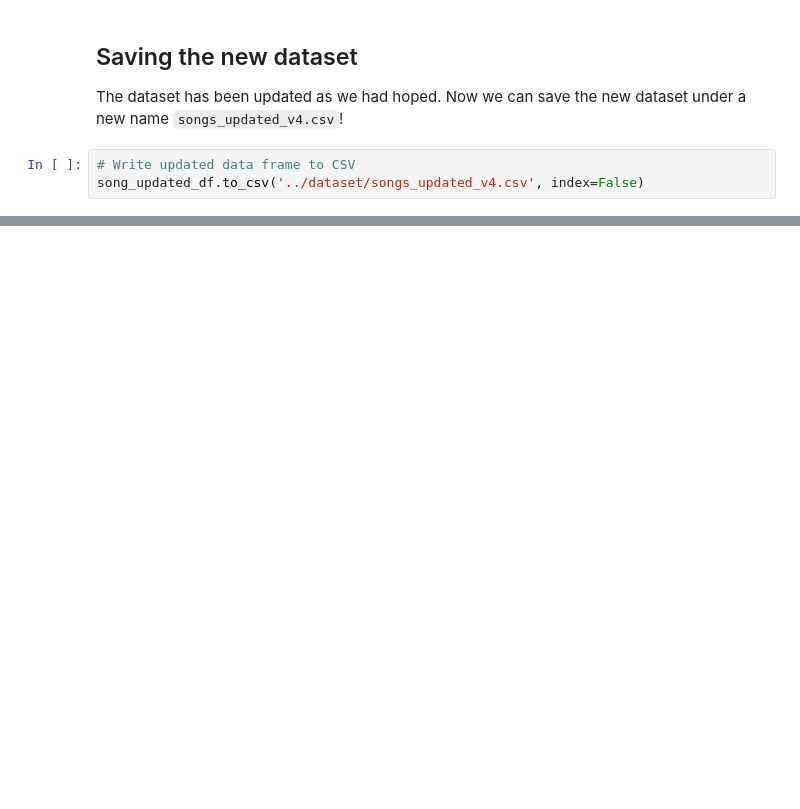
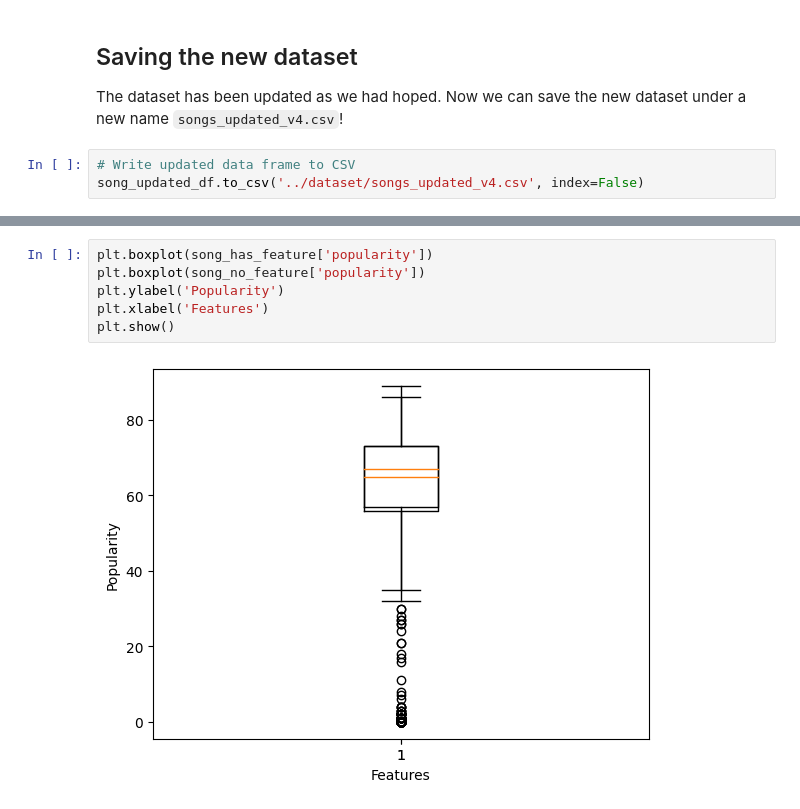
Before and after one commit to patelr3/spotify-top-hits, a Jupyter notebook: data_cleaning/data_cleaning.ipynb, the cells around one changed output, grey strips where cells are left out. Drawn from its saved outputs; the diff is of its cells as text; blank space fills up the shorter version.

```diff
--- a/data_cleaning/data_cleaning.ipynb
+++ b/data_cleaning/data_cleaning.ipynb
@@ -159,0 +169,8 @@ song_updated_df.to_csv('../dataset/songs_updated_v4.csv', index=False)
+# %%
+plt.boxplot(song_has_feature['popularity'])
+plt.boxplot(song_no_feature['popularity'])
+plt.ylabel('Popularity')
+plt.xlabel('Features')
+plt.show()
+# %% [output]
+[figure, added]
```
Also changed, not shown: parts of 11 cells of this notebook, 2 other files.
